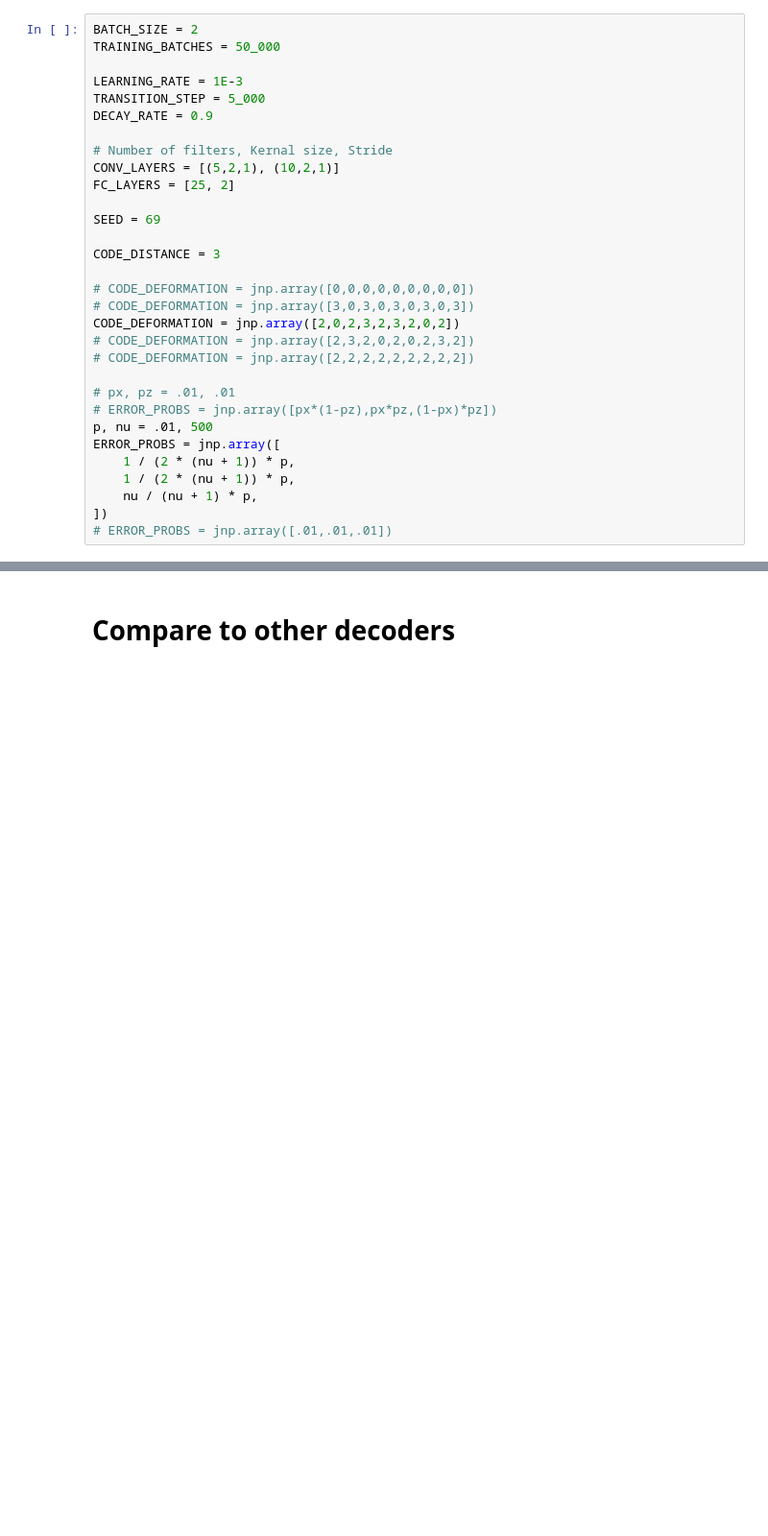
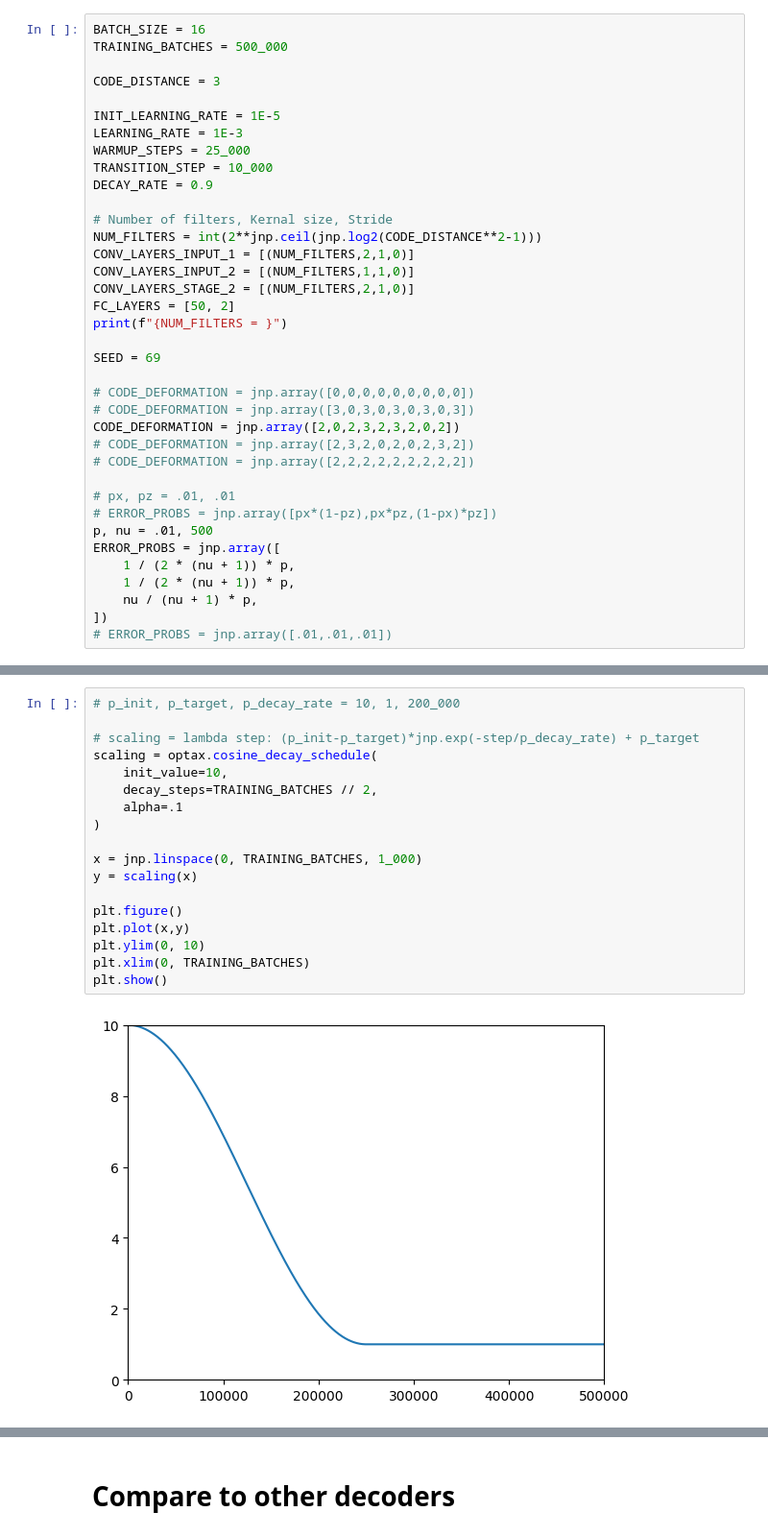
Before and after one commit to JuliusRye/QEC, a Jupyter notebook: Modules/neural_network_decoder.ipynb, the cells around one changed output, grey strips where cells are left out. Shown at 96% size. Drawn from its saved outputs; the diff is of its cells as text; blank space fills up the shorter version.

```diff
--- a/Modules/neural_network_decoder.ipynb
+++ b/Modules/neural_network_decoder.ipynb
@@ -10,18 +10,24 @@ from neural_network import CNN, MLP
 # %%
-BATCH_SIZE = 2
-TRAINING_BATCHES = 50_000
+BATCH_SIZE = 16
+TRAINING_BATCHES = 500_000
 
+CODE_DISTANCE = 3
+
+INIT_LEARNING_RATE = 1E-5
 LEARNING_RATE = 1E-3
-TRANSITION_STEP = 5_000
+WARMUP_STEPS = 25_000
+TRANSITION_STEP = 10_000
 DECAY_RATE = 0.9
 
 # Number of filters, Kernal size, Stride
-CONV_LAYERS = [(5,2,1), (10,2,1)]
-FC_LAYERS = [25, 2]
+NUM_FILTERS = int(2**jnp.ceil(jnp.log2(CODE_DISTANCE**2-1)))
+CONV_LAYERS_INPUT_1 = [(NUM_FILTERS,2,1,0)]
+CONV_LAYERS_INPUT_2 = [(NUM_FILTERS,1,1,0)]
+CONV_LAYERS_STAGE_2 = [(NUM_FILTERS,2,1,0)]
+FC_LAYERS = [50, 2]
+print(f"{NUM_FILTERS = }")
 
 SEED = 69
-
-CODE_DISTANCE = 3
 
 # CODE_DEFORMATION = jnp.array([0,0,0,0,0,0,0,0,0])
 # CODE_DEFORMATION = jnp.array([3,0,3,0,3,0,3,0,3])
@@ -40,0 +49,20 @@ ERROR_PROBS = jnp.array([
+# %%
+# p_init, p_target, p_decay_rate = 10, 1, 200_000
+
+# scaling = lambda step: (p_init-p_target)*jnp.exp(-step/p_decay_rate) + p_target
+scaling = optax.cosine_decay_schedule(
+    init_value=10,
+    decay_steps=TRAINING_BATCHES // 2,
+    alpha=.1
+)
+
+x = jnp.linspace(0, TRAINING_BATCHES, 1_000)
+y = scaling(x)
+
+plt.figure()
+plt.plot(x,y)
+plt.ylim(0, 10)
+plt.xlim(0, TRAINING_BATCHES)
+plt.show()
+# %% [output]
+[figure, added]
```
Also changed, not shown: parts of 14 cells of this notebook, 36 other files.
